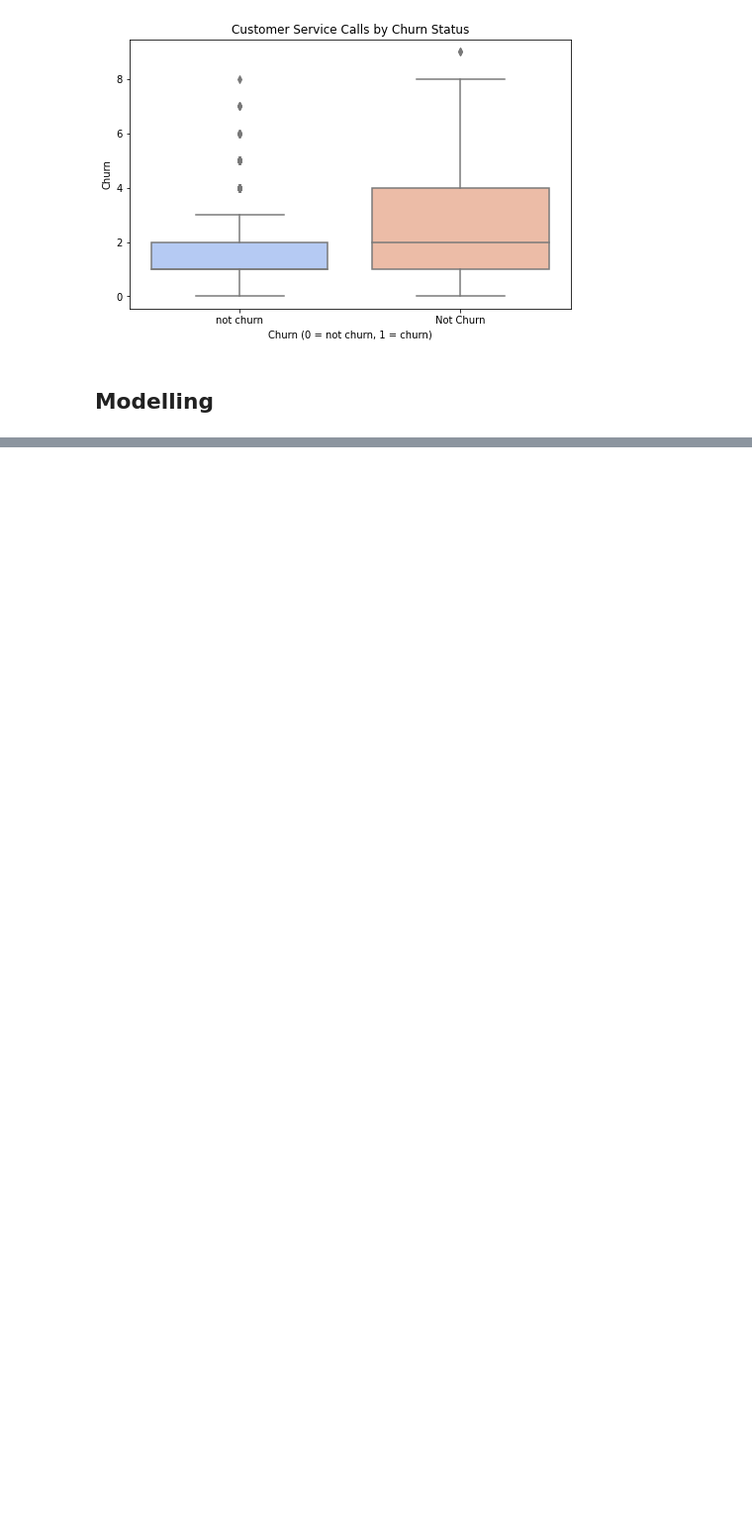
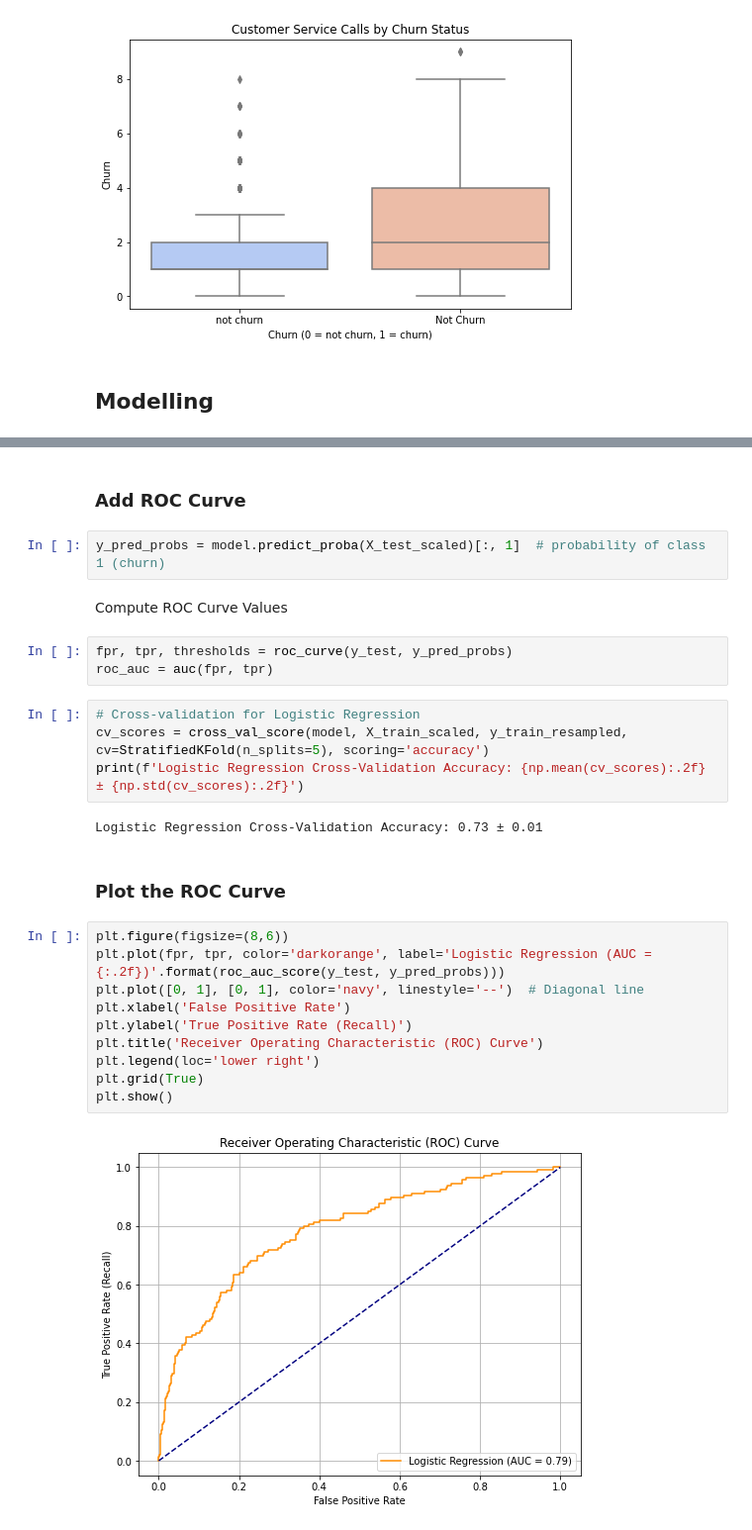
Before and after one commit to Murugi001/Phase-3-Project, a Jupyter notebook: index.ipynb, the cells around one changed output, grey strips where cells are left out. Shown at 99% size. Cells and saved outputs as stored; diff of their text form; blank space fills up the shorter version.

```diff
--- a/index.ipynb
+++ b/index.ipynb
@@ -260,0 +305,29 @@ NameError: name 'classification_report' is not defined
+# %% [markdown]
+ ### Add ROC Curve
+# %%
+y_pred_probs = model.predict_proba(X_test_scaled)[:, 1]  # probability of class 1 (churn)
+# %% [markdown]
+Compute ROC Curve Values
+# %%
+fpr, tpr, thresholds = roc_curve(y_test, y_pred_probs)
+roc_auc = auc(fpr, tpr)
+# %%
+# Cross-validation for Logistic Regression
+cv_scores = cross_val_score(model, X_train_scaled, y_train_resampled, cv=StratifiedKFold(n_splits=5), scoring='accuracy')
+print(f'Logistic Regression Cross-Validation Accuracy: {np.mean(cv_scores):.2f} ± {np.std(cv_scores):.2f}')
+# %% [output]
+Logistic Regression Cross-Validation Accuracy: 0.73 ± 0.01
+# %% [markdown]
+### Plot the ROC Curve
+# %%
+plt.figure(figsize=(8,6))
+plt.plot(fpr, tpr, color='darkorange', label='Logistic Regression (AUC = {:.2f})'.format(roc_auc_score(y_test, y_pred_probs)))
+plt.plot([0, 1], [0, 1], color='navy', linestyle='--')  # Diagonal line
+plt.xlabel('False Positive Rate')
+plt.ylabel('True Positive Rate (Recall)')
+plt.title('Receiver Operating Characteristic (ROC) Curve')
+plt.legend(loc='lower right')
+plt.grid(True)
+plt.show()
+# %% [output]
+[figure, added]
```
Also changed, not shown: parts of 35 cells of this notebook.
